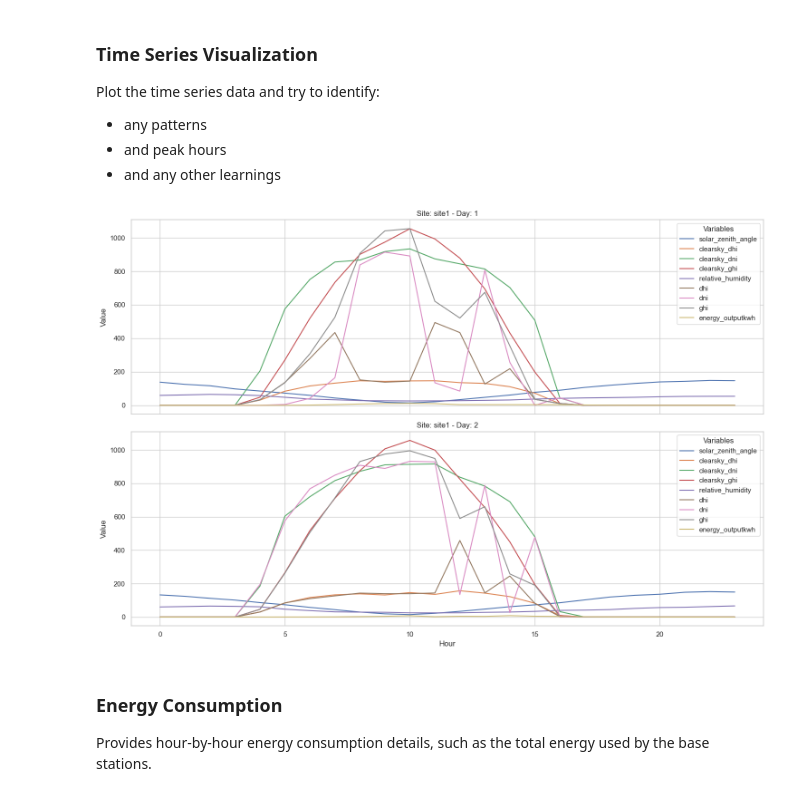
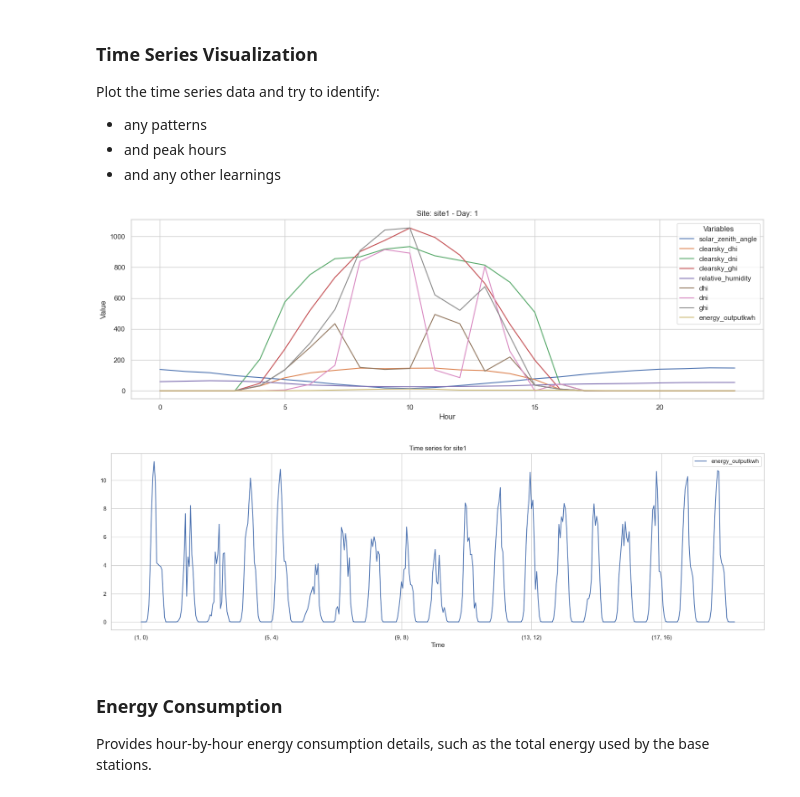
Before and after one commit to MosesBomera/Smart-Energy-Supply-Scheduling-for-Green-Telecom-Challenge, a Jupyter notebook: 001_Exploratory_Data_Analysis.ipynb, the cells around one changed output. Cells and saved outputs as stored; diff of their text form; code cells hidden in the pictures.

```diff
--- a/001_Exploratory_Data_Analysis.ipynb
+++ b/001_Exploratory_Data_Analysis.ipynb
@@ -131,10 +183,10 @@ Plot the time series data and try to identify:
 # %%
 utils.plot_site_variables(
     site_name='site1',
     site_data=solar_power_statistics,
-    days=list(range(1,3)),
+    days=list(range(1,2)),
     figsize=(15, 5),
     n_cols=1
 )
 # %% [output]
-[figure, old version]
+[figure, new version]
@@ -145,3 +193,8 @@ utils.plot_site_variables(
+# %%
+utils.plot_time_series_site_variables(
+    solar_power_statistics, 'site1', variables=['energy_outputkwh'], start=(1,0), end=(20,0), figsize=(22,6))
+# %% [output]
+[figure, added]
 # %% [markdown]
 ### Energy Consumption
 Provides hour-by-hour energy consumption details, such as the total energy used by the base stations.
```
Also changed, not shown: parts of 27 cells of this notebook.
